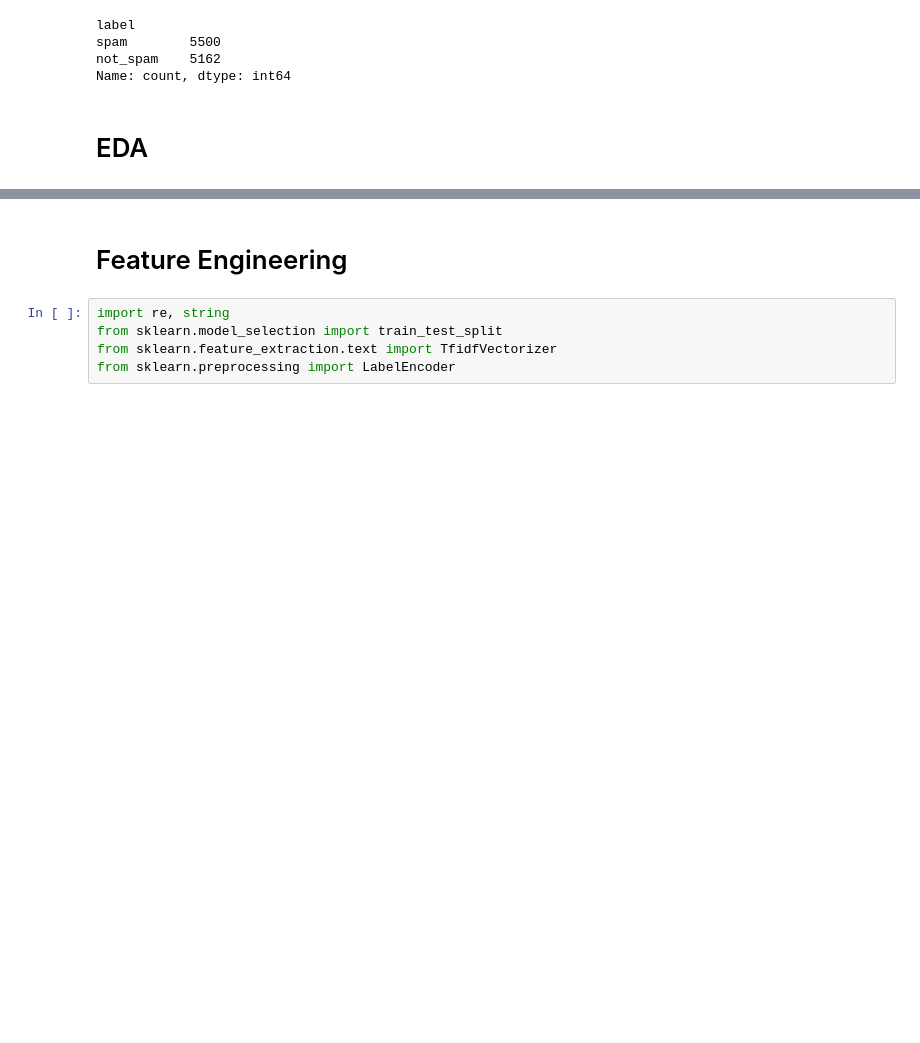
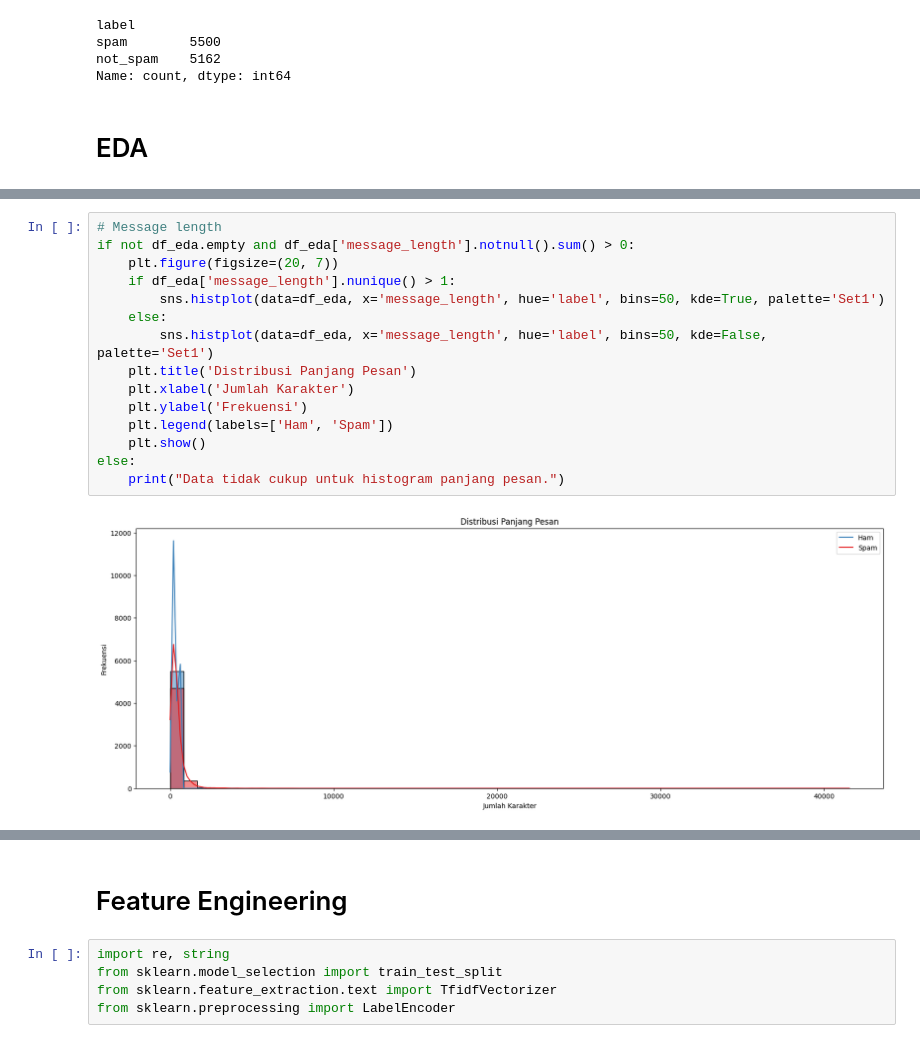
Before and after one commit to Jezter0/ML_AOL, a Jupyter notebook: models/rf_xgb.ipynb, the cells around one changed output, grey strips where cells are left out. Cells and saved outputs as stored; diff of their text form; blank space fills up the shorter version.

```diff
--- a/models/rf_xgb.ipynb
+++ b/models/rf_xgb.ipynb
@@ -98,0 +102,17 @@ WordCloud(width=800, height=400).generate(ham_words).to_image()
+# %%
+# Message length
+if not df_eda.empty and df_eda['message_length'].notnull().sum() > 0:
+    plt.figure(figsize=(20, 7))
+    if df_eda['message_length'].nunique() > 1:
+        sns.histplot(data=df_eda, x='message_length', hue='label', bins=50, kde=True, palette='Set1')
+    else:
+        sns.histplot(data=df_eda, x='message_length', hue='label', bins=50, kde=False, palette='Set1')
+    plt.title('Distribusi Panjang Pesan')
+    plt.xlabel('Jumlah Karakter')
+    plt.ylabel('Frekuensi')
+    plt.legend(labels=['Ham', 'Spam'])
+    plt.show()
+else:
+    print("Data tidak cukup untuk histogram panjang pesan.")
+# %% [output]
+[figure, added]
```
Also changed, not shown: parts of 9 cells of this notebook.
